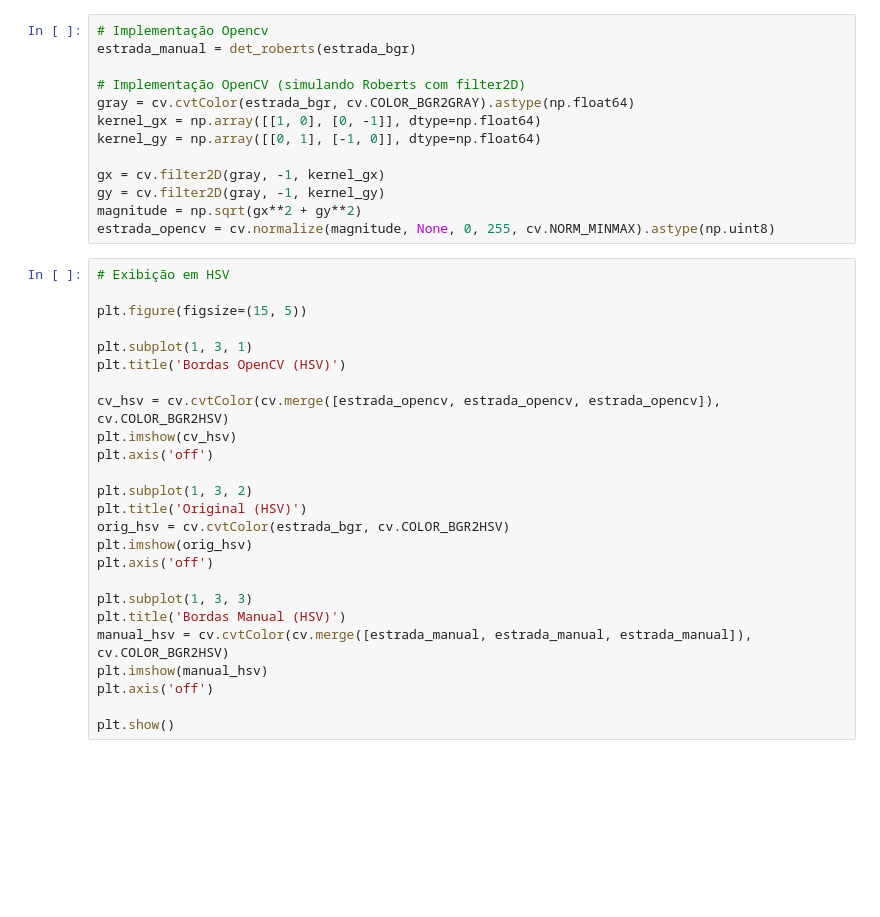
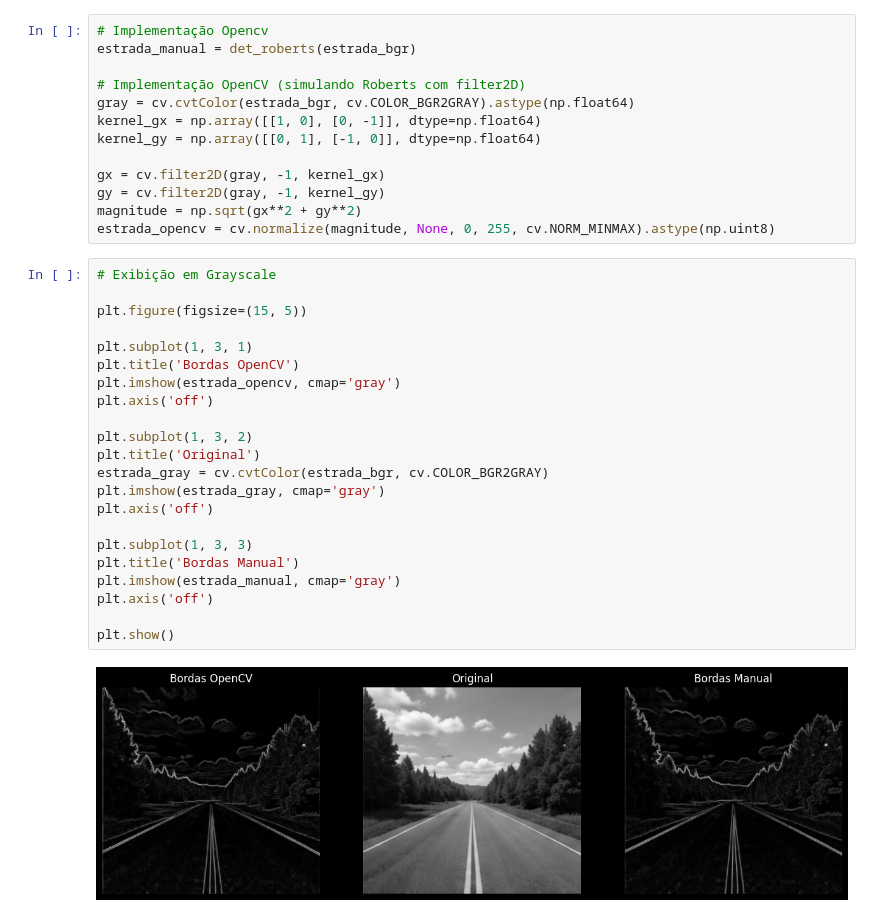
Before and after one commit to Renef13/Atividade_3_PI, a Jupyter notebook: det_bordas.ipynb, the cells around one changed output. Drawn from its saved outputs; the diff is of its cells as text; blank space fills up the shorter version.

```diff
--- a/det_bordas.ipynb
+++ b/det_bordas.ipynb
@@ -20,27 +20,26 @@ gy = cv.filter2D(gray, -1, kernel_gy)
 magnitude = np.sqrt(gx**2 + gy**2)
 estrada_opencv = cv.normalize(magnitude, None, 0, 255, cv.NORM_MINMAX).astype(np.uint8)
 # %%
-# Exibição em HSV
+# Exibição em Grayscale
 
 plt.figure(figsize=(15, 5))
 
 plt.subplot(1, 3, 1)
-plt.title('Bordas OpenCV (HSV)')
-
-cv_hsv = cv.cvtColor(cv.merge([estrada_opencv, estrada_opencv, estrada_opencv]), cv.COLOR_BGR2HSV)
-plt.imshow(cv_hsv)
+plt.title('Bordas OpenCV')
+plt.imshow(estrada_opencv, cmap='gray')
 plt.axis('off')
 
 plt.subplot(1, 3, 2)
-plt.title('Original (HSV)')
-orig_hsv = cv.cvtColor(estrada_bgr, cv.COLOR_BGR2HSV)
-plt.imshow(orig_hsv)
+plt.title('Original')
+estrada_gray = cv.cvtColor(estrada_bgr, cv.COLOR_BGR2GRAY)
+plt.imshow(estrada_gray, cmap='gray')
 plt.axis('off')
 
 plt.subplot(1, 3, 3)
-plt.title('Bordas Manual (HSV)')
-manual_hsv = cv.cvtColor(cv.merge([estrada_manual, estrada_manual, estrada_manual]), cv.COLOR_BGR2HSV)
-plt.imshow(manual_hsv)
+plt.title('Bordas Manual')
+plt.imshow(estrada_manual, cmap='gray')
 plt.axis('off')
 
 plt.show()
+# %% [output]
+[figure, added]
```
